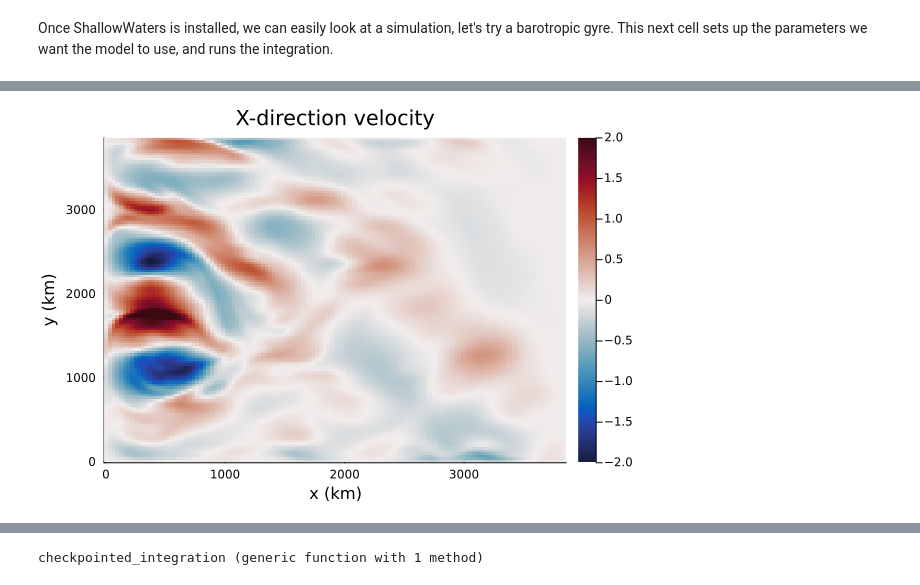
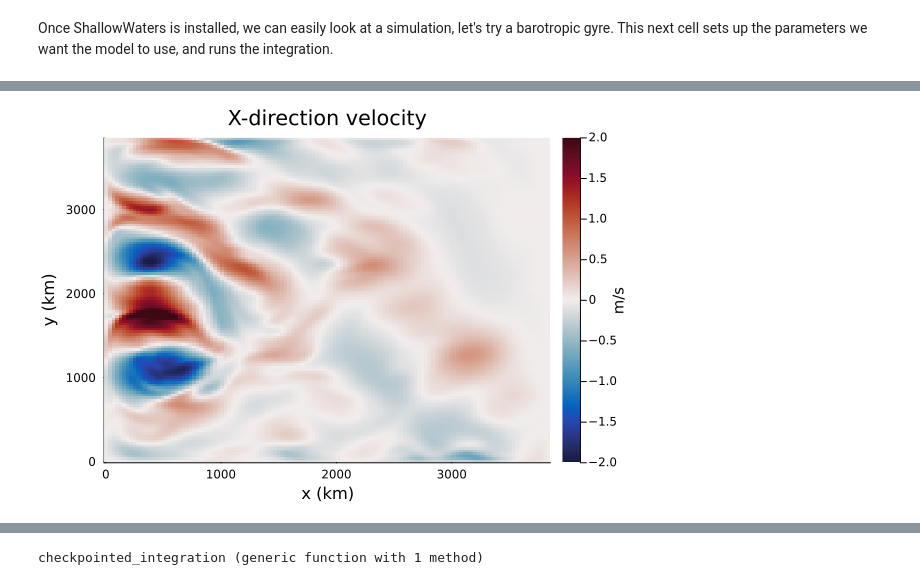
Before and after one commit to DJ4Earth/MPE24, a Jupyter notebook: ShallowWaters_tutorial/enzyme_tutorial_jupyter.ipynb, the cells around one changed output, grey strips where cells are left out. Drawn from its saved outputs; the diff is of its cells as text; code cells hidden in the pictures.

```diff
--- a/ShallowWaters_tutorial/enzyme_tutorial_jupyter.ipynb
+++ b/ShallowWaters_tutorial/enzyme_tutorial_jupyter.ipynb
@@ -52,12 +52,13 @@ Starting ShallowWaters on Tue, 14 May 2024 13:27:41 without output.
 # %%
 heatmap(LinRange(0, 3840, 127),
     LinRange(0, 3840, 128),
     Prog.u',
     c=:balance,
     clim=(-2,2),
+    colorbar_title="m/s",
     title="X-direction velocity",
     xlabel="x (km)",
     ylabel="y (km)"
 )
 # %% [output]
-[figure, old version]
+[figure, new version]
```
Also changed, not shown: parts of 38 cells of this notebook, 7 other files.
